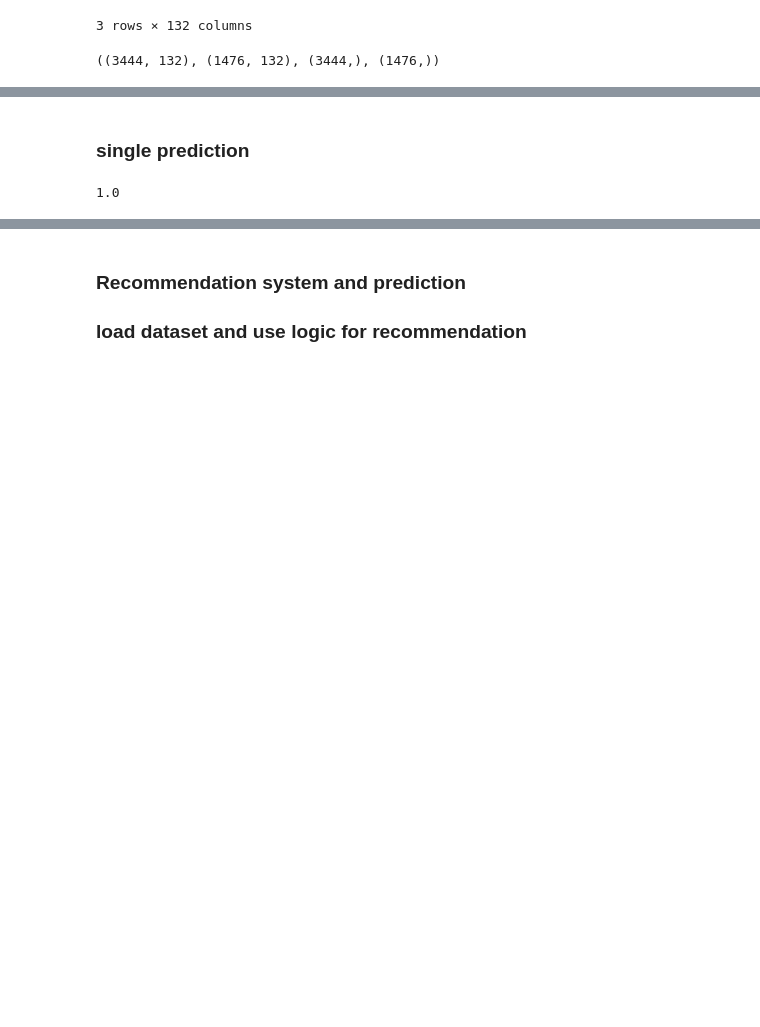
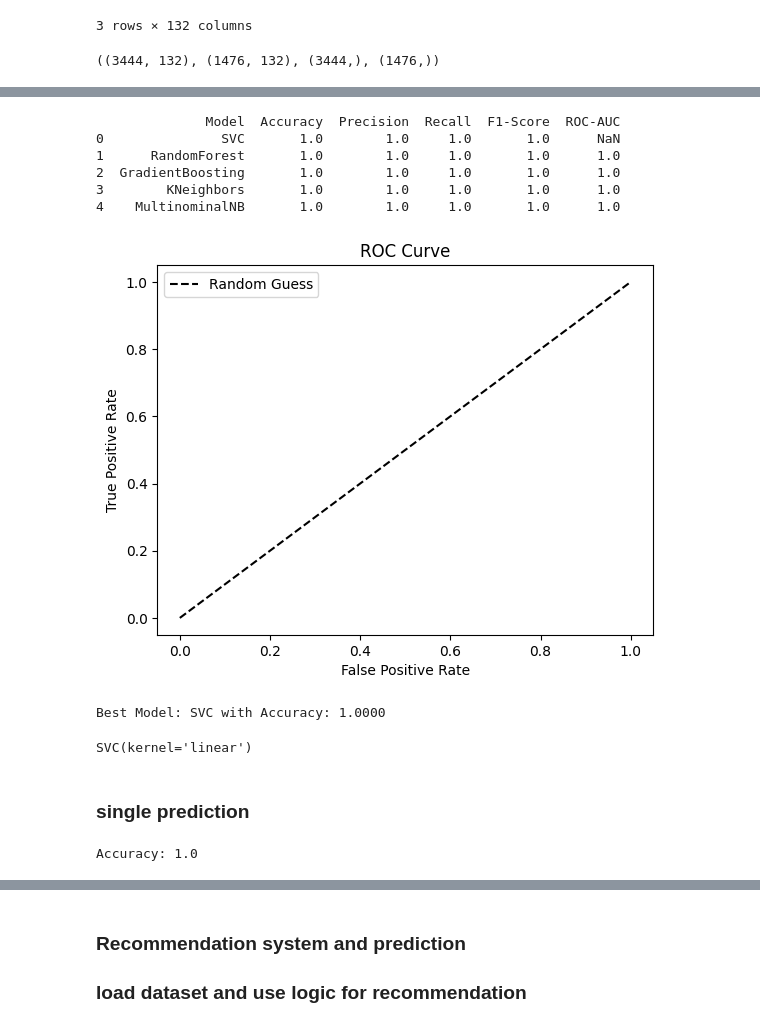
Before and after one commit to B1bekGautam/datascience, a Jupyter notebook: models/ipynb.ipynb, the cells around one changed output, grey strips where cells are left out. Cells and saved outputs as stored; diff of their text form; code cells hidden in the pictures; blank space fills up the shorter version.

```diff
--- a/models/ipynb.ipynb
+++ b/models/ipynb.ipynb
@@ -144,9 +182,38 @@ RandomForest Confusion matrix:
+# %%
+
+results_df = pd.DataFrame(evaluation_results)
+print(results_df)
+# %% [output]
+              Model  Accuracy  Precision  Recall  F1-Score  ROC-AUC
+0               SVC       1.0        1.0     1.0       1.0      NaN
+1      RandomForest       1.0        1.0     1.0       1.0      1.0
+2  GradientBoosting       1.0        1.0     1.0       1.0      1.0
+3        KNeighbors       1.0        1.0     1.0       1.0      1.0
+4    MultinominalNB       1.0        1.0     1.0       1.0      1.0
+# %%
+plt.plot([0, 1], [0, 1], "k--", label="Random Guess")
+plt.xlabel("False Positive Rate")
+plt.ylabel("True Positive Rate")
+plt.title("ROC Curve")
+plt.legend()
+plt.show()
+# %% [output]
+[figure, added]
+# %%
+best_model = max(evaluation_results, key=lambda x: x["Accuracy"])
+print(f"Best Model: {best_model['Model']} with Accuracy: {best_model['Accuracy']:.4f}")
+
+final_model = models[best_model["Model"]]
+final_model.fit(X_train, y_train)
+# %% [output]
+Best Model: SVC with Accuracy: 1.0000
+SVC(kernel='linear')
 # %% [markdown]
 ### single prediction
 # %%
 svc=SVC(kernel='linear')
 svc.fit(X_train,y_train)
 ypred=svc.predict(X_test)
-accuracy_score(y_test,ypred)
+print("Accuracy:", accuracy_score(y_test, ypred))
 # %% [output]
-1.0
+Accuracy: 1.0
```
Also changed, not shown: parts of 20 cells of this notebook, 2 other files.
